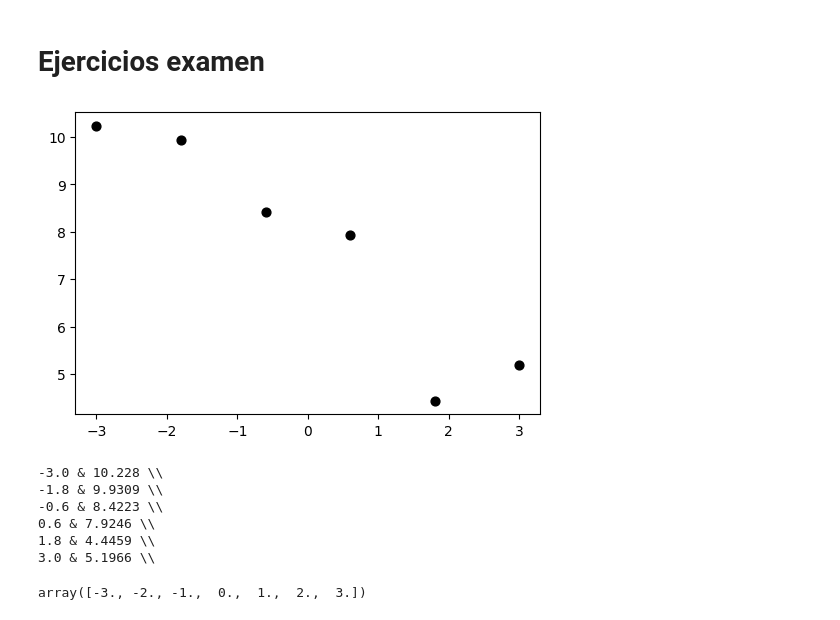
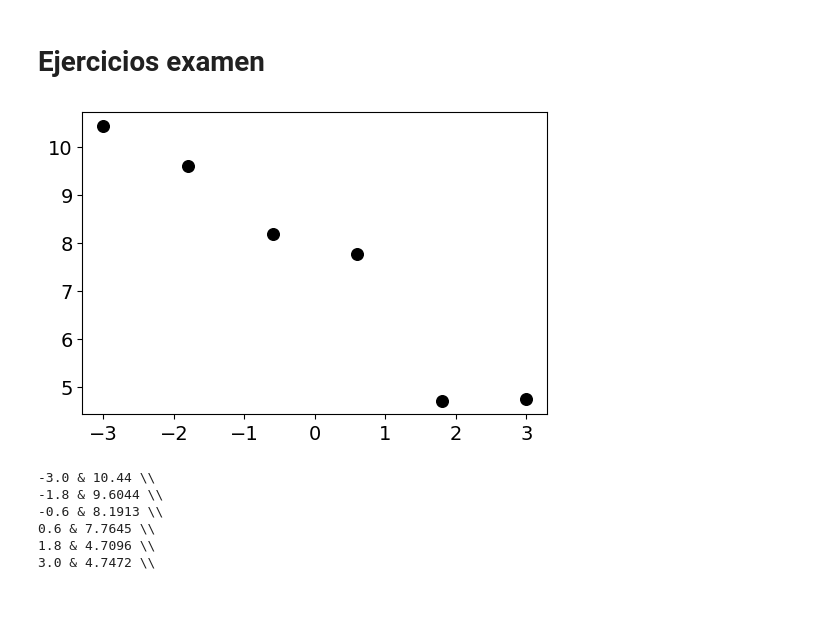
Before and after one commit to gmauricio-toledo/UNISON-teaching, a Jupyter notebook: regresion-lineal.ipynb, the cells around one changed output. Saved outputs shown, nothing was run; the diff lists cells and outputs as text; code cells hidden in the pictures.

```diff
--- a/regresion-lineal.ipynb
+++ b/regresion-lineal.ipynb
@@ -214,31 +214,30 @@ wasserstein_distance([0, 0.5, 1], [0, 0.4, 0.4, 1])
 # %%
 from numpy.random.mtrand import seed
 import numpy as np
 import matplotlib.pyplot as plt
 
 f = lambda x: -(x**3)/6 + 7
 
 np.random.seed(47)
 xs = np.linspace(-3,3,num=6)
-noise = np.random.normal(0,1.5,size=xs.shape)
+noise = np.random.normal(0,1.25,size=xs.shape)
 ys = f(xs)+noise
+datos = np.transpose(np.vstack((xs,ys)))
 
 plt.figure(dpi=100)
-plt.scatter(xs,ys,color='black',s=40)
+plt.scatter(datos[:,0],datos[:,1],color='black',s=70)
+plt.xticks([x-3 for x in range(7)],fontsize=14)
+plt.yticks(list(range(5,11)),fontsize=14)
 plt.show()
 # %% [output]
-[figure, old version]
+[figure, new version]
 # %%
 for x,y in zip(xs,ys):
     print(f"{round(x,4)} & {round(y,4)} \\\\")
 # %% [output]
--3.0 & 10.228 \\
--1.8 & 9.9309 \\
--0.6 & 8.4223 \\
-0.6 & 7.9246 \\
-1.8 & 4.4459 \\
-3.0 & 5.1966 \\
+-3.0 & 10.44 \\
+-1.8 & 9.6044 \\
+-0.6 & 8.1913 \\
+0.6 & 7.7645 \\
+1.8 & 4.7096 \\
+3.0 & 4.7472 \\
-# %%
-xs
-# %% [output]
-array([-3., -2., -1.,  0.,  1.,  2.,  3.])
```
Also changed, not shown: parts of 3 cells of this notebook.
